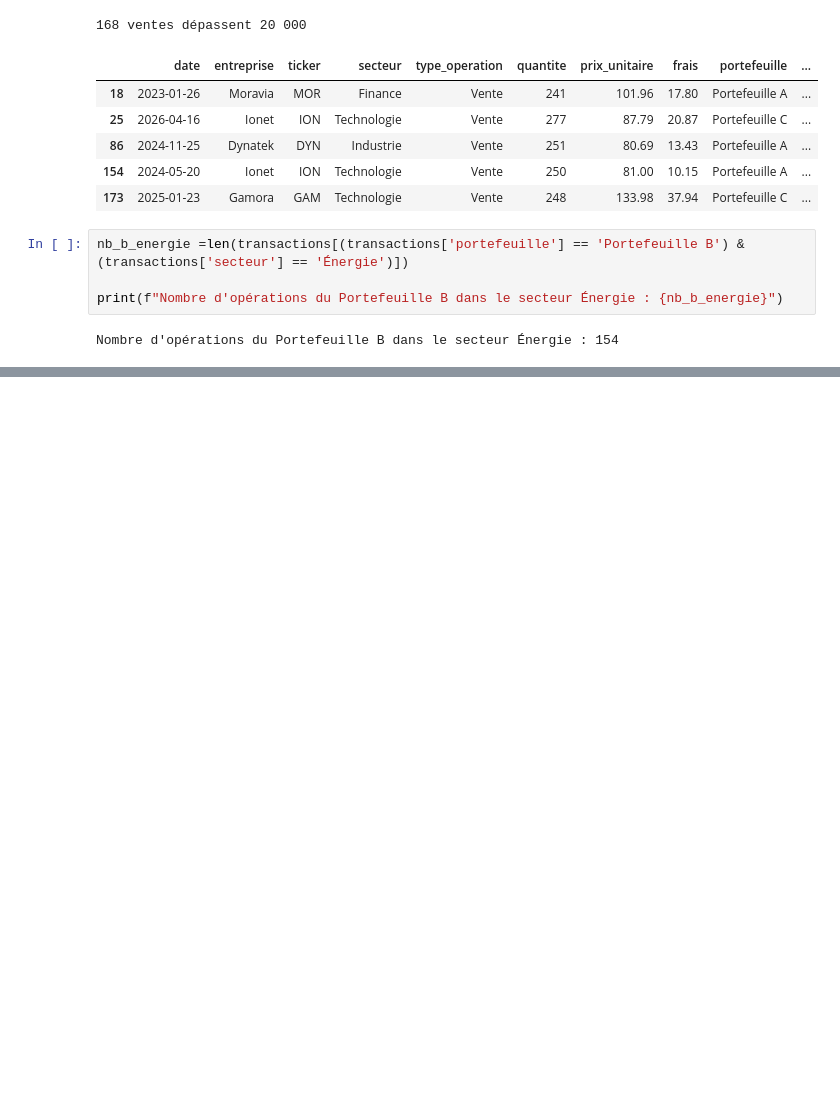
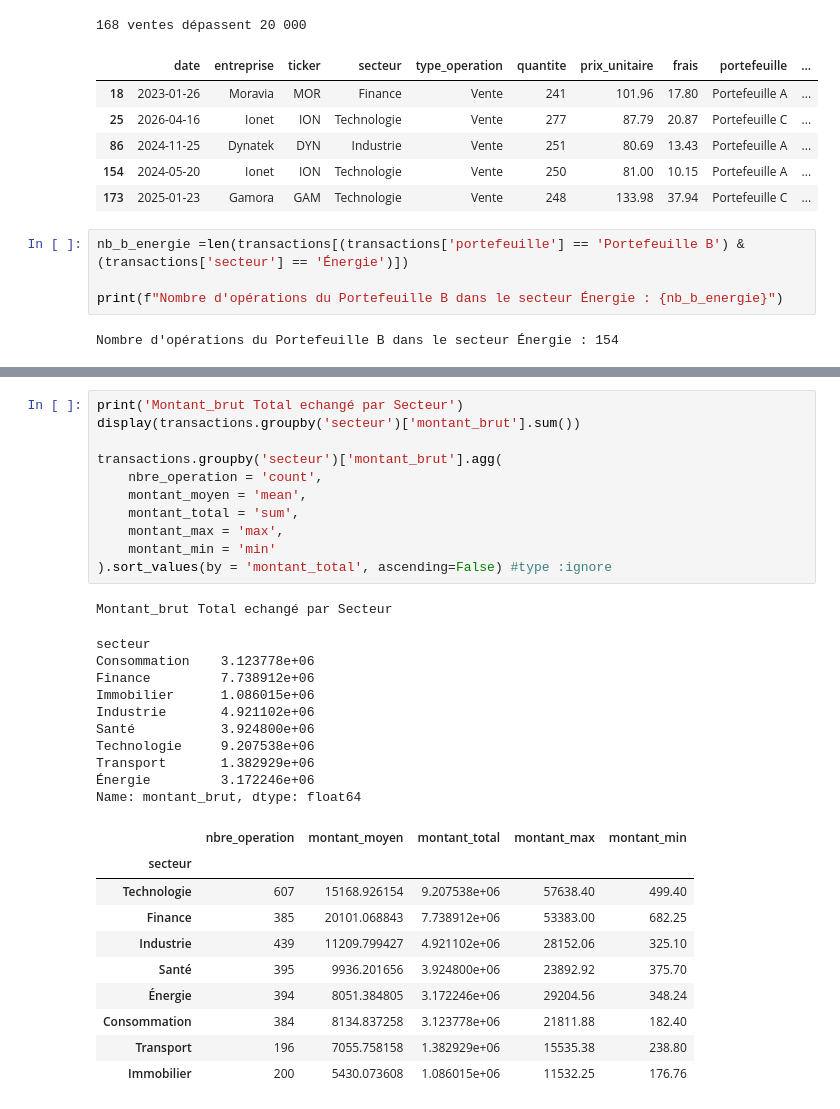
Before and after one commit to ulrichtoussom/stock_market_analysis_with_pandas, a Jupyter notebook: stock_market.ipynb, the cells around one changed output, grey strips where cells are left out. Saved outputs shown, nothing was run; the diff lists cells and outputs as text; blank space fills up the shorter version.

```diff
--- a/stock_market.ipynb
+++ b/stock_market.ipynb
@@ -146,0 +187,33 @@ Nombre d'opérations du Portefeuille B dans le secteur Énergie : 154
+# %%
+print('Montant_brut Total echangé par Secteur')
+display(transactions.groupby('secteur')['montant_brut'].sum())
+
+transactions.groupby('secteur')['montant_brut'].agg(
+    nbre_operation = 'count',
+    montant_moyen = 'mean',
+    montant_total = 'sum',
+    montant_max = 'max',
+    montant_min = 'min'
+).sort_values(by = 'montant_total', ascending=False) #type :ignore
+# %% [output]
+Montant_brut Total echangé par Secteur
+secteur
+Consommation    3.123778e+06
+Finance         7.738912e+06
+Immobilier      1.086015e+06
+Industrie       4.921102e+06
+Santé           3.924800e+06
+Technologie     9.207538e+06
+Transport       1.382929e+06
+Énergie         3.172246e+06
+Name: montant_brut, dtype: float64
+|  | nbre_operation | montant_moyen | montant_total | montant_max | montant_min |
+| secteur |  |  |  |  |  |
+| Technologie | 607 | 15168.926154 | 9.207538e+06 | 57638.40 | 499.40 |
+| Finance | 385 | 20101.068843 | 7.738912e+06 | 53383.00 | 682.25 |
+| Industrie | 439 | 11209.799427 | 4.921102e+06 | 28152.06 | 325.10 |
+| Santé | 395 | 9936.201656 | 3.924800e+06 | 23892.92 | 375.70 |
+| Énergie | 394 | 8051.384805 | 3.172246e+06 | 29204.56 | 348.24 |
+| Consommation | 384 | 8134.837258 | 3.123778e+06 | 21811.88 | 182.40 |
+| Transport | 196 | 7055.758158 | 1.382929e+06 | 15535.38 | 238.80 |
+| Immobilier | 200 | 5430.073608 | 1.086015e+06 | 11532.25 | 176.76 |
```
Also changed, not shown: parts of 4 cells of this notebook.
